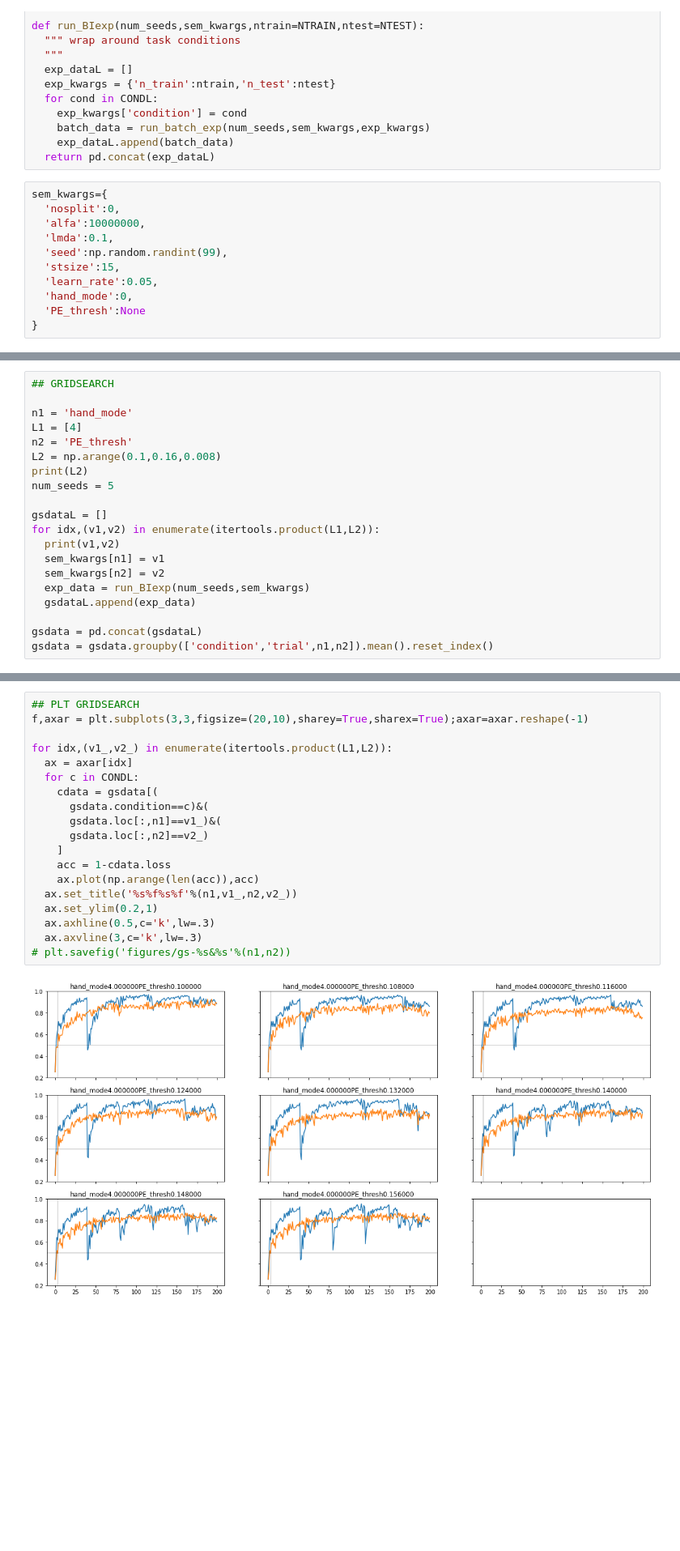
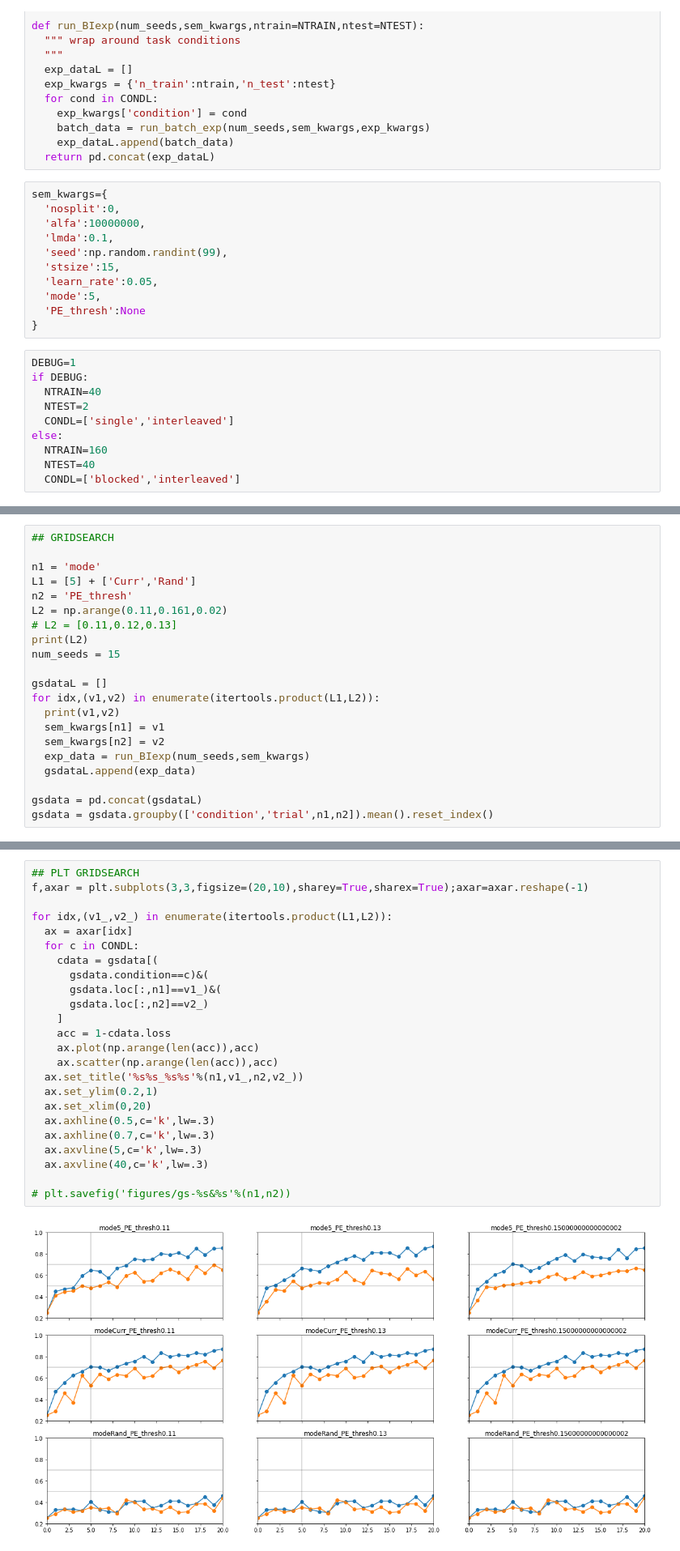
Before and after one commit to andrebeu/SEMCSW, a Jupyter notebook: NB-gs-small.ipynb, the cells around one changed output, grey strips where cells are left out. Shown at 81% size. Saved outputs shown, nothing was run; the diff lists cells and outputs as text; blank space fills up the shorter version.

Commit message:
online vs rand vs curr on intial trials

```diff
--- a/NB-gs-small.ipynb
+++ b/NB-gs-small.ipynb
@@ -62,6 +55,16 @@ sem_kwargs={
   'seed':np.random.randint(99),
   'stsize':15,
   'learn_rate':0.05,
-  'hand_mode':0,
+  'mode':5,
   'PE_thresh':None
 }
+# %%
+DEBUG=1
+if DEBUG:
+  NTRAIN=40
+  NTEST=2
+  CONDL=['single','interleaved']
+else:
+  NTRAIN=160
+  NTEST=40
+  CONDL=['blocked','interleaved']
@@ -68,12 +75,13 @@ sem_kwargs={
 # %%
 ## GRIDSEARCH
 
-n1 = 'hand_mode'
-L1 = [4]
+n1 = 'mode'
+L1 = [5] + ['Curr','Rand']
 n2 = 'PE_thresh'
-L2 = np.arange(0.1,0.16,0.008)
+L2 = np.arange(0.11,0.161,0.02)
+# L2 = [0.11,0.12,0.13]
 print(L2)
-num_seeds = 5
+num_seeds = 15
 
 gsdataL = []
 for idx,(v1,v2) in enumerate(itertools.product(L1,L2)):
@@ -106,21 +114,26 @@ seed 4
 # %%
 ## PLT GRIDSEARCH
 f,axar = plt.subplots(3,3,figsize=(20,10),sharey=True,sharex=True);axar=axar.reshape(-1)
 
 for idx,(v1_,v2_) in enumerate(itertools.product(L1,L2)):
   ax = axar[idx]
   for c in CONDL:
     cdata = gsdata[(
       gsdata.condition==c)&(
       gsdata.loc[:,n1]==v1_)&(
       gsdata.loc[:,n2]==v2_)
     ]
     acc = 1-cdata.loss
     ax.plot(np.arange(len(acc)),acc)
-  ax.set_title('%s%f%s%f'%(n1,v1_,n2,v2_))
+    ax.scatter(np.arange(len(acc)),acc)
+  ax.set_title('%s%s_%s%s'%(n1,v1_,n2,v2_))
   ax.set_ylim(0.2,1)
+  ax.set_xlim(0,20)
   ax.axhline(0.5,c='k',lw=.3)
-  ax.axvline(3,c='k',lw=.3)
+  ax.axhline(0.7,c='k',lw=.3)
+  ax.axvline(5,c='k',lw=.3)
+  ax.axvline(40,c='k',lw=.3)
+
 # plt.savefig('figures/gs-%s&%s'%(n1,n2))
 # %% [output]
-[figure, old version]
+[figure, new version]
```
Also changed, not shown: parts of 4 cells of this notebook, 2 other files.
